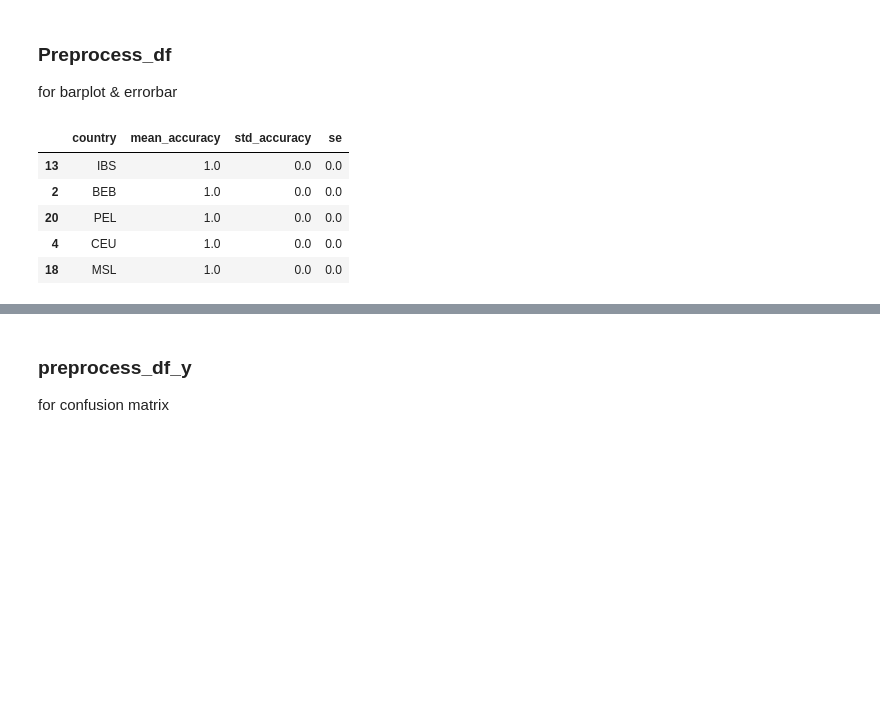
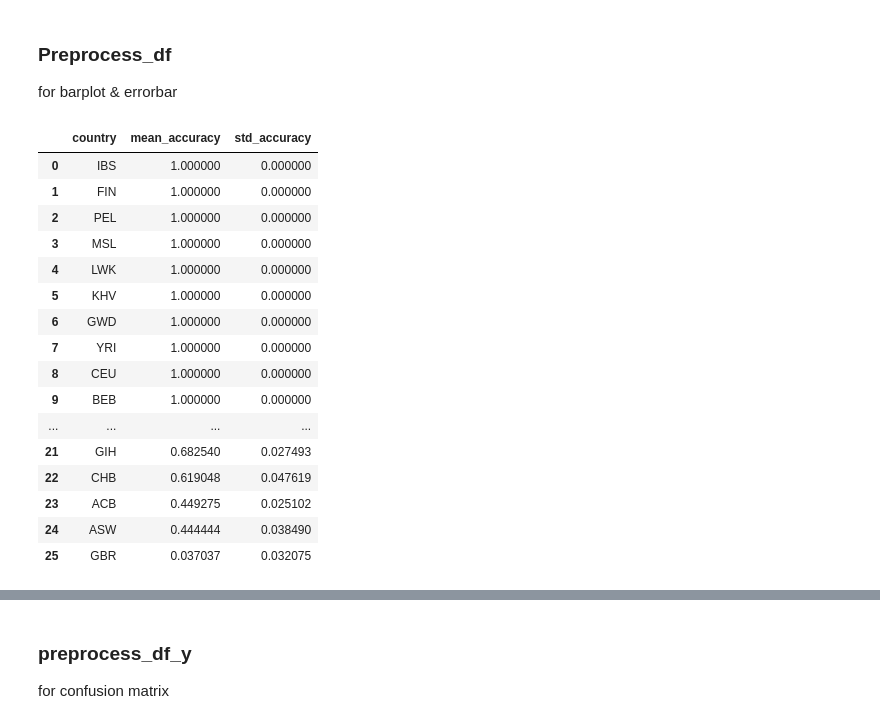
Before and after one commit to Jinhyun-Kim/geography_prediction, a Jupyter notebook: draw_figure_class_accuracy.ipynb, the cells around one changed output, grey strips where cells are left out. Saved outputs shown, nothing was run; the diff lists cells and outputs as text; code cells hidden in the pictures; blank space fills up the shorter version.

```diff
--- a/draw_figure_class_accuracy.ipynb
+++ b/draw_figure_class_accuracy.ipynb
@@ -284,14 +286,26 @@ accuracy_dfs = [get_accuracy_df(df) for df in refined_dataframes]
 mean_acc_df = combined_accuracy_df.groupby('country')['accuracy'].agg(['mean', 'std']).reset_index()
 mean_acc_df.columns = ['country', 'mean_accuracy', 'std_accuracy']
-# %%
-mean_acc_df.head()
-# %% [output]
-|  | country | mean_accuracy | std_accuracy | se |
-| 13 | IBS | 1.0 | 0.0 | 0.0 |
-| 2 | BEB | 1.0 | 0.0 | 0.0 |
-| 20 | PEL | 1.0 | 0.0 | 0.0 |
-| 4 | CEU | 1.0 | 0.0 | 0.0 |
-| 18 | MSL | 1.0 | 0.0 | 0.0 |
+# %%
+mean_acc_df = mean_acc_df.sort_values(by="mean_accuracy", ascending=False).reset_index(drop=True)
+mean_acc_df
+# %% [output]
+|  | country | mean_accuracy | std_accuracy |
+| 0 | IBS | 1.000000 | 0.000000 |
+| 1 | FIN | 1.000000 | 0.000000 |
+| 2 | PEL | 1.000000 | 0.000000 |
+| 3 | MSL | 1.000000 | 0.000000 |
+| 4 | LWK | 1.000000 | 0.000000 |
+| 5 | KHV | 1.000000 | 0.000000 |
+| 6 | GWD | 1.000000 | 0.000000 |
+| 7 | YRI | 1.000000 | 0.000000 |
+| 8 | CEU | 1.000000 | 0.000000 |
+| 9 | BEB | 1.000000 | 0.000000 |
+| ... | ... | ... | ... |
+| 21 | GIH | 0.682540 | 0.027493 |
+| 22 | CHB | 0.619048 | 0.047619 |
+| 23 | ACB | 0.449275 | 0.025102 |
+| 24 | ASW | 0.444444 | 0.038490 |
+| 25 | GBR | 0.037037 | 0.032075 |
 # %%
 n_samples = 26
 
```
Also changed, not shown: parts of 4 cells of this notebook, 5 other files.
